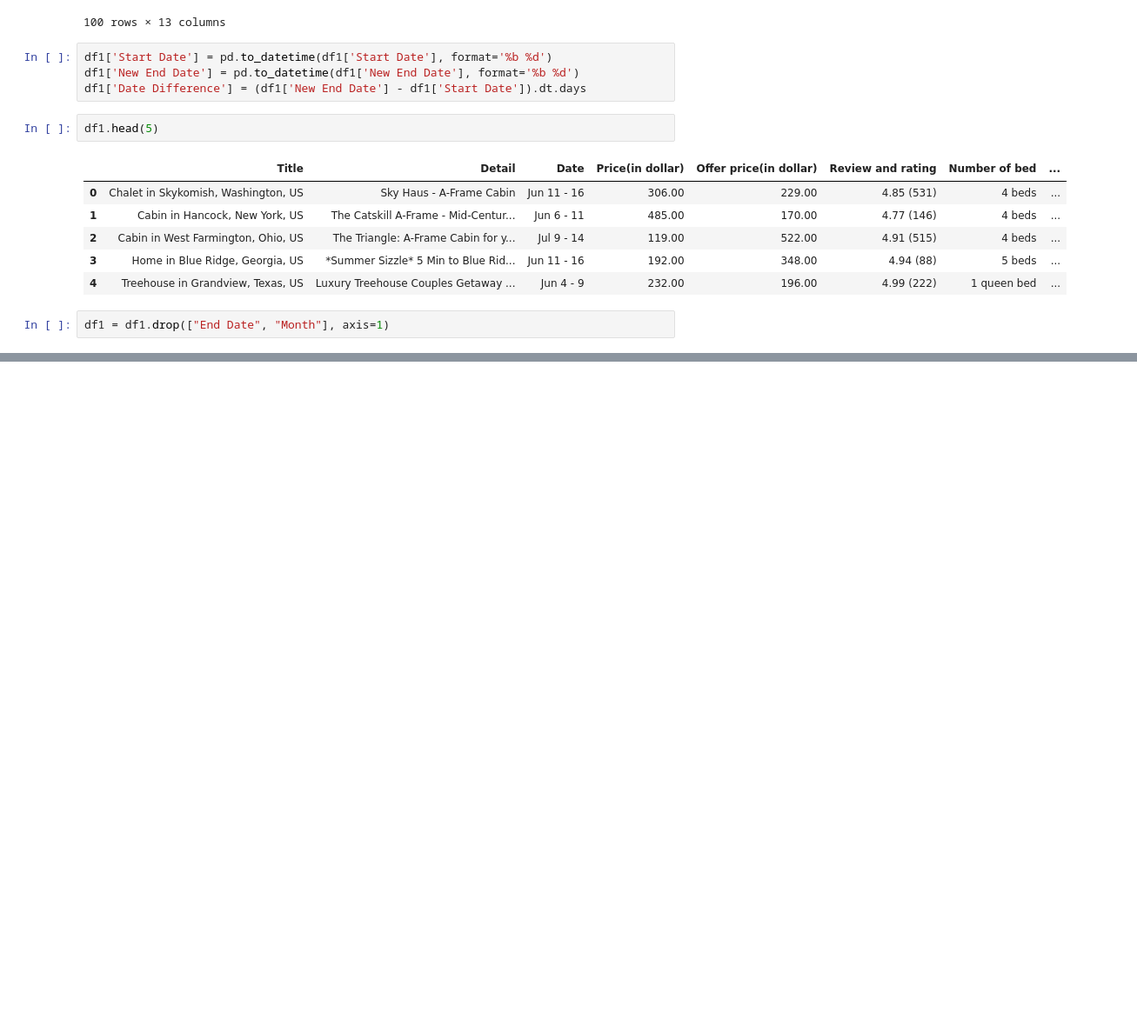
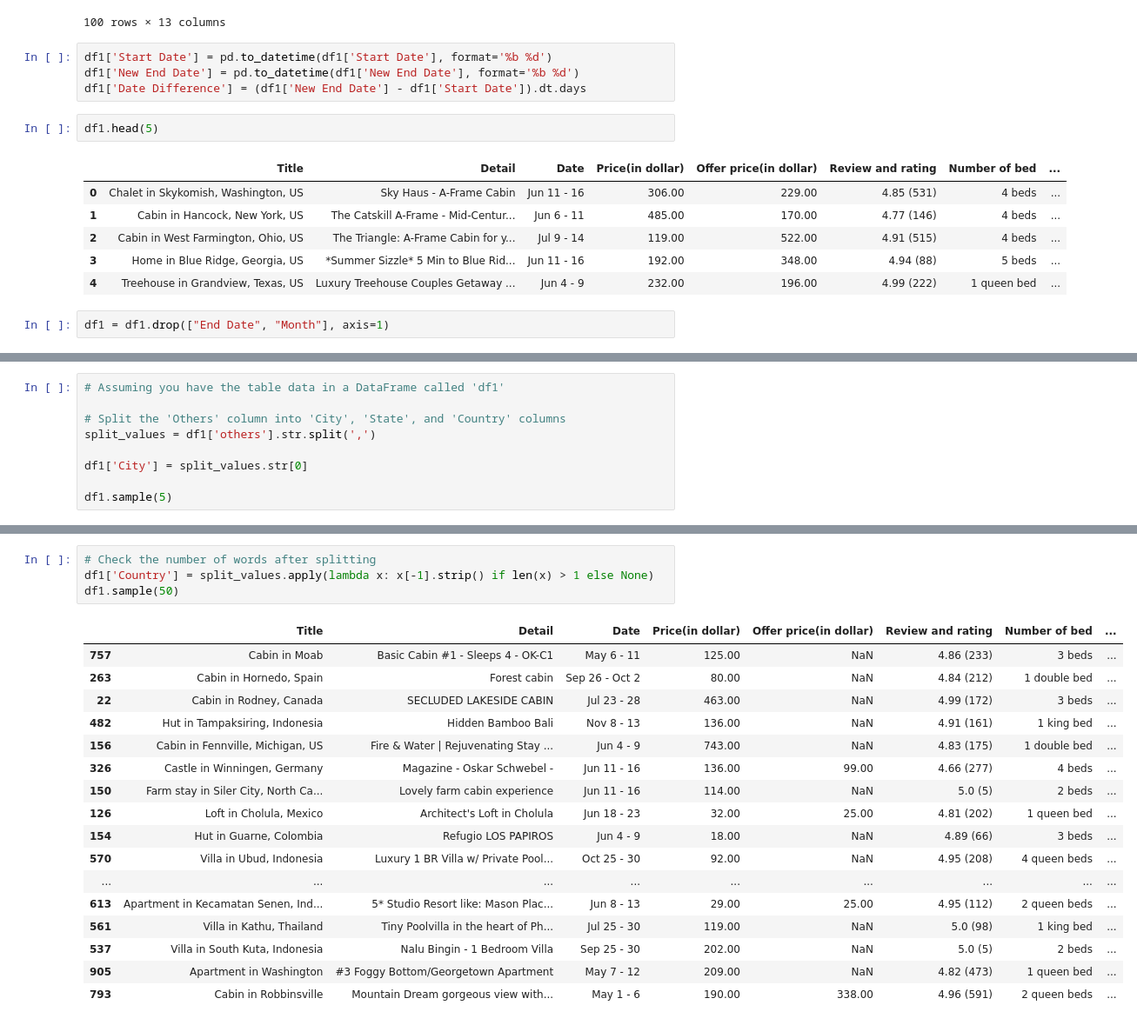
Before and after one commit to nyassi35/ReDI_project, a Jupyter notebook: Redi_Project.ipynb, the cells around one changed output, grey strips where cells are left out. Shown at 87% size. Saved outputs shown, nothing was run; the diff lists cells and outputs as text; blank space fills up the shorter version.

```diff
--- a/Redi_Project.ipynb
+++ b/Redi_Project.ipynb
@@ -177,0 +189,9 @@ df1.sample(50)
+# %%
+# Assuming you have the table data in a DataFrame called 'df1'
+
+# Split the 'Others' column into 'City', 'State', and 'Country' columns
+split_values = df1['others'].str.split(',')
+
+df1['City'] = split_values.str[0]
+
+df1.sample(5)
@@ -177,0 +205,22 @@ df1.sample(50)
+# %%
+# Check the number of words after splitting
+df1['Country'] = split_values.apply(lambda x: x[-1].strip() if len(x) > 1 else None)
+df1.sample(50)
+# %% [output]
+|  | Title | Detail | Date | Price(in dollar) | Offer price(in dollar) | Review and rating | Number of bed | ... |
+| 757 | Cabin in Moab | Basic Cabin #1 - Sleeps 4 - OK-C1 | May 6 - 11 | 125.00 | NaN | 4.86 (233) | 3 beds | ... |
+| 263 | Cabin in Hornedo, Spain | Forest cabin | Sep 26 - Oct 2 | 80.00 | NaN | 4.84 (212) | 1 double bed | ... |
+| 22 | Cabin in Rodney, Canada | SECLUDED LAKESIDE CABIN | Jul 23 - 28 | 463.00 | NaN | 4.99 (172) | 3 beds | ... |
+| 482 | Hut in Tampaksiring, Indonesia | Hidden Bamboo Bali | Nov 8 - 13 | 136.00 | NaN | 4.91 (161) | 1 king bed | ... |
+| 156 | Cabin in Fennville, Michigan, US | Fire & Water | Rejuvenating Stay ... | Jun 4 - 9 | 743.00 | NaN | 4.83 (175) | 1 double bed | ... |
+| 326 | Castle in Winningen, Germany | Magazine - Oskar Schwebel - | Jun 11 - 16 | 136.00 | 99.00 | 4.66 (277) | 4 beds | ... |
+| 150 | Farm stay in Siler City, North Ca... | Lovely farm cabin experience | Jun 11 - 16 | 114.00 | NaN | 5.0 (5) | 2 beds | ... |
+| 126 | Loft in Cholula, Mexico | Architect's Loft in Cholula | Jun 18 - 23 | 32.00 | 25.00 | 4.81 (202) | 1 queen bed | ... |
+| 154 | Hut in Guarne, Colombia | Refugio LOS PAPIROS | Jun 4 - 9 | 18.00 | NaN | 4.89 (66) | 3 beds | ... |
+| 570 | Villa in Ubud, Indonesia | Luxury 1 BR Villa w/ Private Pool... | Oct 25 - 30 | 92.00 | NaN | 4.95 (208) | 4 queen beds | ... |
+| ... | ... | ... | ... | ... | ... | ... | ... | ... |
+| 613 | Apartment in Kecamatan Senen, Ind... | 5* Studio Resort like: Mason Plac... | Jun 8 - 13 | 29.00 | 25.00 | 4.95 (112) | 2 queen beds | ... |
+| 561 | Villa in Kathu, Thailand | Tiny Poolvilla in the heart of Ph... | Jul 25 - 30 | 119.00 | NaN | 5.0 (98) | 1 king bed | ... |
+| 537 | Villa in South Kuta, Indonesia | Nalu Bingin - 1 Bedroom Villa | Sep 25 - 30 | 202.00 | NaN | 5.0 (5) | 2 beds | ... |
+| 905 | Apartment in Washington | #3 Foggy Bottom/Georgetown Apartment | May 7 - 12 | 209.00 | NaN | 4.82 (473) | 1 queen bed | ... |
+| 793 | Cabin in Robbinsville | Mountain Dream gorgeous view with... | May 1 - 6 | 190.00 | 338.00 | 4.96 (591) | 2 queen beds | ... |
```
Also changed, not shown: parts of 14 cells of this notebook.
